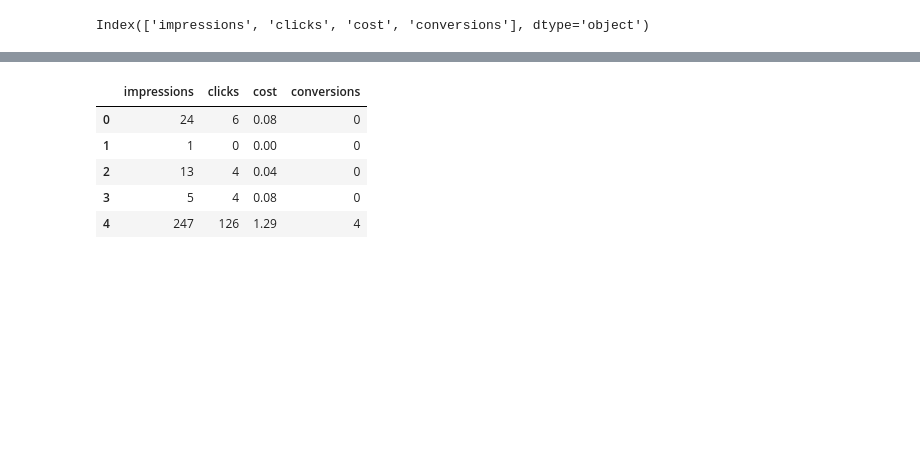
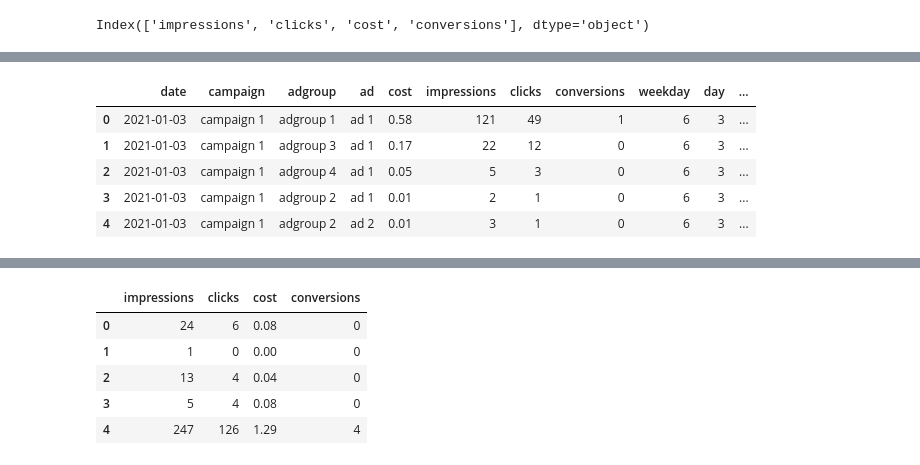
Before and after one commit to bitanb1999/Summer-Analytics-2021, a Jupyter notebook: SA.ipynb, the cells around one changed output, grey strips where cells are left out. Saved outputs shown, nothing was run; the diff lists cells and outputs as text; code cells hidden in the pictures; blank space fills up the shorter version.

```diff
--- a/SA.ipynb
+++ b/SA.ipynb
@@ -145,0 +174,9 @@ Index(['impressions', 'clicks', 'cost', 'conversions'], dtype='object')
+# %%
+test.head()
+# %% [output]
+|  | date | campaign | adgroup | ad | cost | impressions | clicks | conversions | weekday | day | ... |
+| 0 | 2021-01-03 | campaign 1 | adgroup 1 | ad 1 | 0.58 | 121 | 49 | 1 | 6 | 3 | ... |
+| 1 | 2021-01-03 | campaign 1 | adgroup 3 | ad 1 | 0.17 | 22 | 12 | 0 | 6 | 3 | ... |
+| 2 | 2021-01-03 | campaign 1 | adgroup 4 | ad 1 | 0.05 | 5 | 3 | 0 | 6 | 3 | ... |
+| 3 | 2021-01-03 | campaign 1 | adgroup 2 | ad 1 | 0.01 | 2 | 1 | 0 | 6 | 3 | ... |
+| 4 | 2021-01-03 | campaign 1 | adgroup 2 | ad 2 | 0.01 | 3 | 1 | 0 | 6 | 3 | ... |
```
Also changed, not shown: parts of 24 cells of this notebook.
